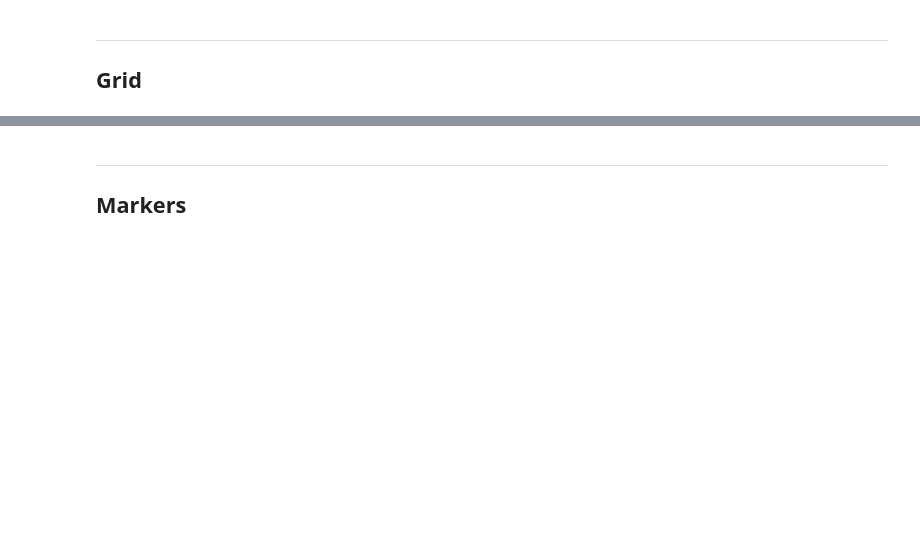
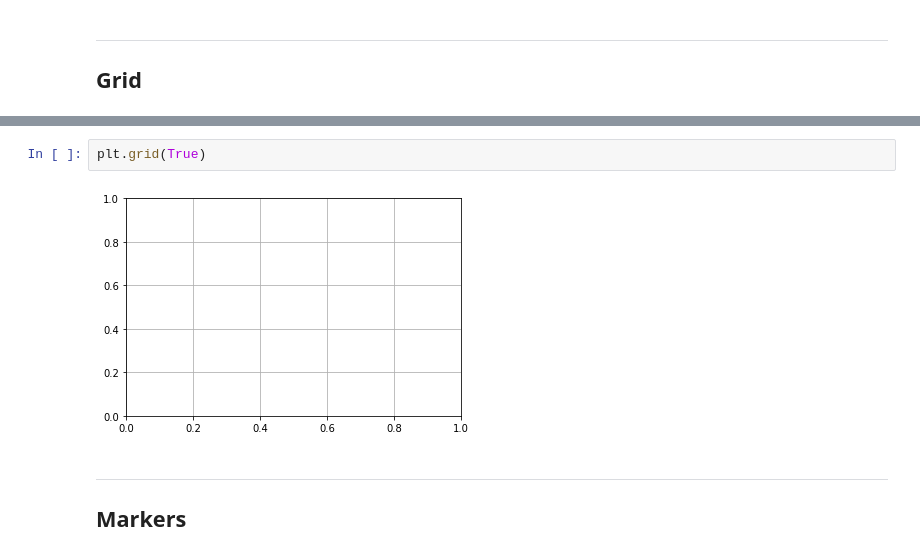
Before and after one commit to mfkabdelnaby/data-science, a Jupyter notebook: matplotlib.ipynb, the cells around one changed output, grey strips where cells are left out. Drawn from its saved outputs; the diff is of its cells as text; blank space fills up the shorter version.

```diff
--- a/matplotlib.ipynb
+++ b/matplotlib.ipynb
@@ -171,3 +119,7 @@ plt.show()
+# %%
+plt.grid(True)
+# %% [output]
+[figure, added]
 # %% [markdown]
 ------
 ## Markers
```
Also changed, not shown: parts of 9 cells of this notebook, 2 other files.
